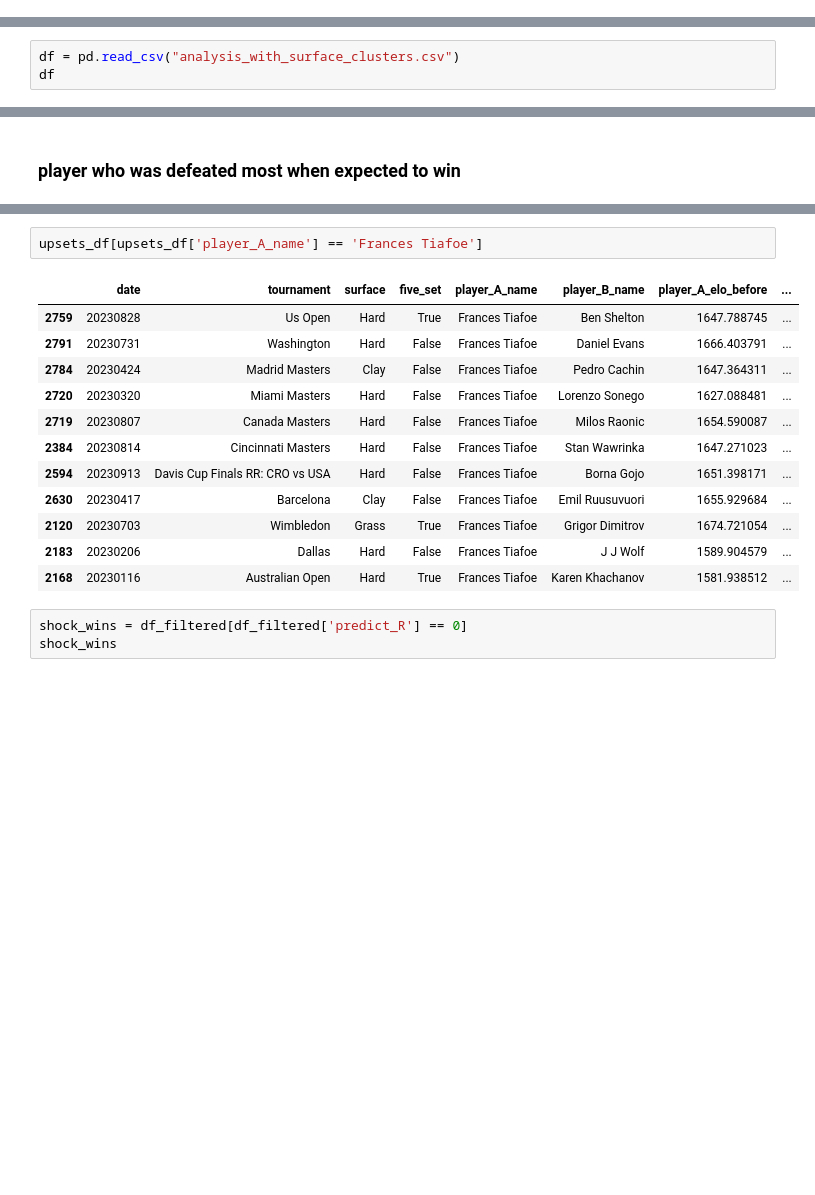
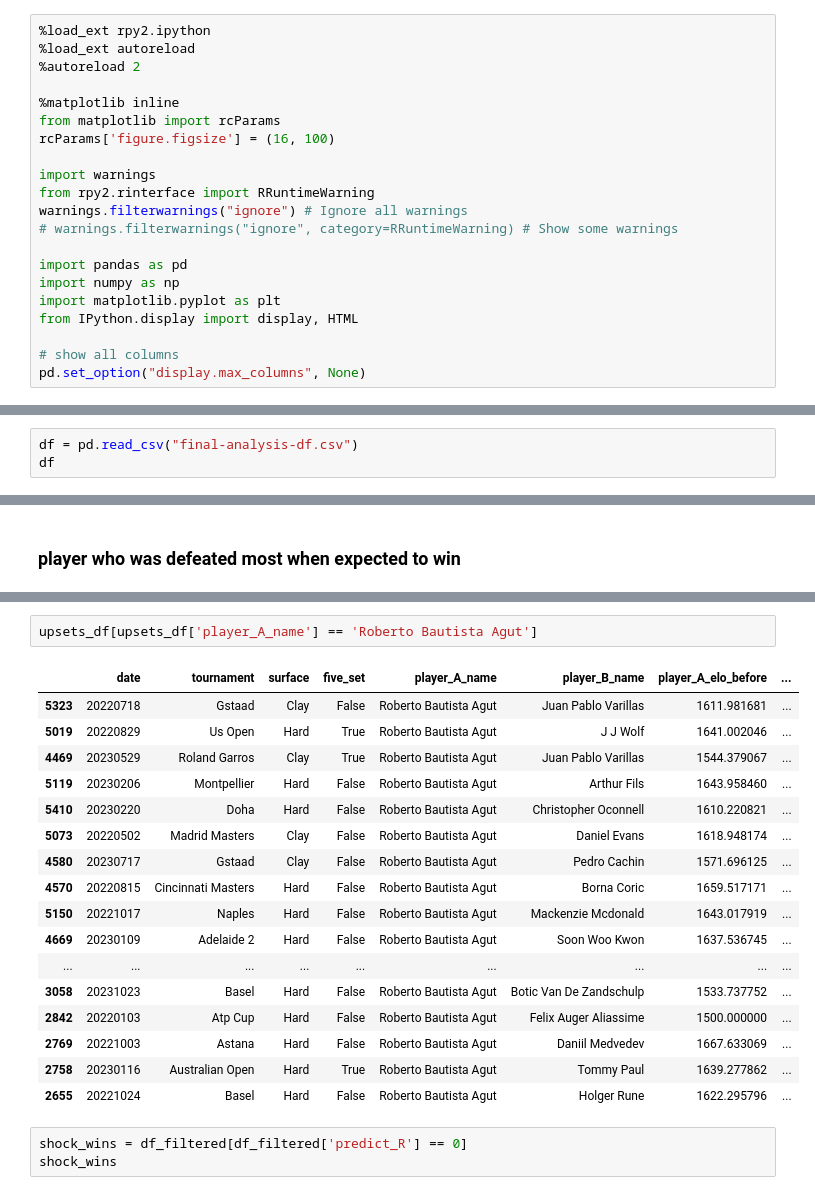
Before and after one commit to hazel-gandhi/tennis-regression, a Jupyter notebook: analysis-new-model.ipynb, the cells around one changed output, grey strips where cells are left out. Drawn from its saved outputs; the diff is of its cells as text; blank space fills up the shorter version.

```diff
--- a/analysis-new-model.ipynb
+++ b/analysis-new-model.ipynb
@@ -0,0 +6,21 @@
+# %%
+%load_ext rpy2.ipython
+%load_ext autoreload
+%autoreload 2
+
+%matplotlib inline
+from matplotlib import rcParams
+rcParams['figure.figsize'] = (16, 100)
+
+import warnings
+from rpy2.rinterface import RRuntimeWarning
+warnings.filterwarnings("ignore") # Ignore all warnings
+# warnings.filterwarnings("ignore", category=RRuntimeWarning) # Show some warnings
+
+import pandas as pd
+import numpy as np
+import matplotlib.pyplot as plt
+from IPython.display import display, HTML
+
+# show all columns
+pd.set_option("display.max_columns", None)
@@ -3,5 +55,5 @@ import pandas as pd
 # %%
-df = pd.read_csv("analysis_with_surface_clusters.csv")
+df = pd.read_csv("final-analysis-df.csv")
 df
 # %% [output]
 |  | date | tournament | surface | five_set | player_A_name | player_B_name | player_A_elo_before | ... |
@@ -90,18 +144,23 @@ Name: count, Length: 185, dtype: int64
 # %%
-upsets_df[upsets_df['player_A_name'] == 'Frances Tiafoe']
+upsets_df[upsets_df['player_A_name'] == 'Roberto Bautista Agut']
 # %% [output]
 |  | date | tournament | surface | five_set | player_A_name | player_B_name | player_A_elo_before | ... |
-| 2759 | 20230828 | Us Open | Hard | True | Frances Tiafoe | Ben Shelton | 1647.788745 | ... |
-| 2791 | 20230731 | Washington | Hard | False | Frances Tiafoe | Daniel Evans | 1666.403791 | ... |
-| 2784 | 20230424 | Madrid Masters | Clay | False | Frances Tiafoe | Pedro Cachin | 1647.364311 | ... |
-| 2720 | 20230320 | Miami Masters | Hard | False | Frances Tiafoe | Lorenzo Sonego | 1627.088481 | ... |
-| 2719 | 20230807 | Canada Masters | Hard | False | Frances Tiafoe | Milos Raonic | 1654.590087 | ... |
-| 2384 | 20230814 | Cincinnati Masters | Hard | False | Frances Tiafoe | Stan Wawrinka | 1647.271023 | ... |
-| 2594 | 20230913 | Davis Cup Finals RR: CRO vs USA | Hard | False | Frances Tiafoe | Borna Gojo | 1651.398171 | ... |
-| 2630 | 20230417 | Barcelona | Clay | False | Frances Tiafoe | Emil Ruusuvuori | 1655.929684 | ... |
-| 2120 | 20230703 | Wimbledon | Grass | True | Frances Tiafoe | Grigor Dimitrov | 1674.721054 | ... |
-| 2183 | 20230206 | Dallas | Hard | False | Frances Tiafoe | J J Wolf | 1589.904579 | ... |
-| 2168 | 20230116 | Australian Open | Hard | True | Frances Tiafoe | Karen Khachanov | 1581.938512 | ... |
+| 5323 | 20220718 | Gstaad | Clay | False | Roberto Bautista Agut | Juan Pablo Varillas | 1611.981681 | ... |
+| 5019 | 20220829 | Us Open | Hard | True | Roberto Bautista Agut | J J Wolf | 1641.002046 | ... |
+| 4469 | 20230529 | Roland Garros | Clay | True | Roberto Bautista Agut | Juan Pablo Varillas | 1544.379067 | ... |
+| 5119 | 20230206 | Montpellier | Hard | False | Roberto Bautista Agut | Arthur Fils | 1643.958460 | ... |
+| 5410 | 20230220 | Doha | Hard | False | Roberto Bautista Agut | Christopher Oconnell | 1610.220821 | ... |
+| 5073 | 20220502 | Madrid Masters | Clay | False | Roberto Bautista Agut | Daniel Evans | 1618.948174 | ... |
+| 4580 | 20230717 | Gstaad | Clay | False | Roberto Bautista Agut | Pedro Cachin | 1571.696125 | ... |
+| 4570 | 20220815 | Cincinnati Masters | Hard | False | Roberto Bautista Agut | Borna Coric | 1659.517171 | ... |
+| 5150 | 20221017 | Naples | Hard | False | Roberto Bautista Agut | Mackenzie Mcdonald | 1643.017919 | ... |
+| 4669 | 20230109 | Adelaide 2 | Hard | False | Roberto Bautista Agut | Soon Woo Kwon | 1637.536745 | ... |
+| ... | ... | ... | ... | ... | ... | ... | ... | ... |
+| 3058 | 20231023 | Basel | Hard | False | Roberto Bautista Agut | Botic Van De Zandschulp | 1533.737752 | ... |
+| 2842 | 20220103 | Atp Cup | Hard | False | Roberto Bautista Agut | Felix Auger Aliassime | 1500.000000 | ... |
+| 2769 | 20221003 | Astana | Hard | False | Roberto Bautista Agut | Daniil Medvedev | 1667.633069 | ... |
+| 2758 | 20230116 | Australian Open | Hard | True | Roberto Bautista Agut | Tommy Paul | 1639.277862 | ... |
+| 2655 | 20221024 | Basel | Hard | False | Roberto Bautista Agut | Holger Rune | 1622.295796 | ... |
 # %%
 shock_wins = df_filtered[df_filtered['predict_R'] == 0]
 shock_wins
```
Also changed, not shown: parts of 22 cells of this notebook, 20 other files.
